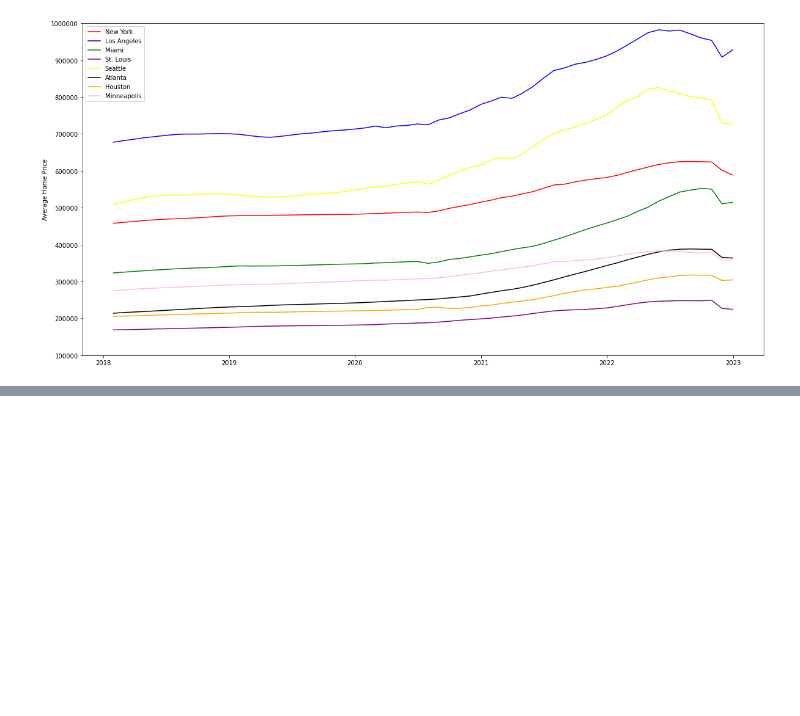
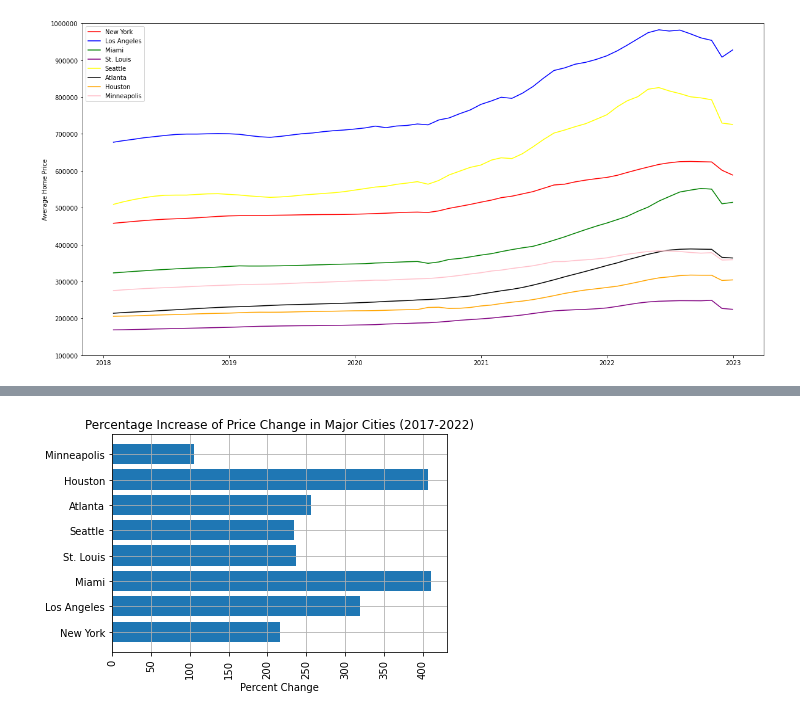
Before and after one commit to edshanks/Analyzing-the-Effects-of-COVID-on-the-American-Real-Estate-Market, a Jupyter notebook: Zillow_Starter.ipynb, the cells around one changed output, grey strips where cells are left out. Saved outputs shown, nothing was run; the diff lists cells and outputs as text; code cells hidden in the pictures; blank space fills up the shorter version.

```diff
--- a/Zillow_Starter.ipynb
+++ b/Zillow_Starter.ipynb
@@ -254,0 +314,16 @@ plt.show()
+# %%
+# create price_change dataframe to store slope values
+price_change = pd.DataFrame({'City':cities,
+                            'Rate of price change 2017-2019 (dollars/month)':slope17_19,
+                             'Rate of price change 2020-2022 (dollars/month)':slope20_22
+})
+
+# calculates percent change of rates of price change
+percent_change = round(((price_change["Rate of price change 2020-2022 (dollars/month)"] - price_change['Rate of price change 2017-2019 (dollars/month)'])/(price_change['Rate of price change 2017-2019 (dollars/month)']))*100,0)
+
+price_change['Percent Change'] = percent_change
+
+price_change.set_index('City', inplace = True)
+
+price_change = price_change.round(decimals=2)
+price_change
@@ -254,0 +341,14 @@ plt.show()
+# %%
+plt.barh(price_change.index, price_change['Percent Change'])
+
+plt.title('Percentage Increase of Price Change in Major Cities (2017-2022)')
+plt.xlabel('Percent Change')
+plt.xticks(rotation=90)
+plt.yticks(rotation=0)
+
+fig = plt.gcf()
+
+plt.grid()
+plt.show()
+# %% [output]
+[figure, added]
```
Also changed, not shown: parts of 10 cells of this notebook.
